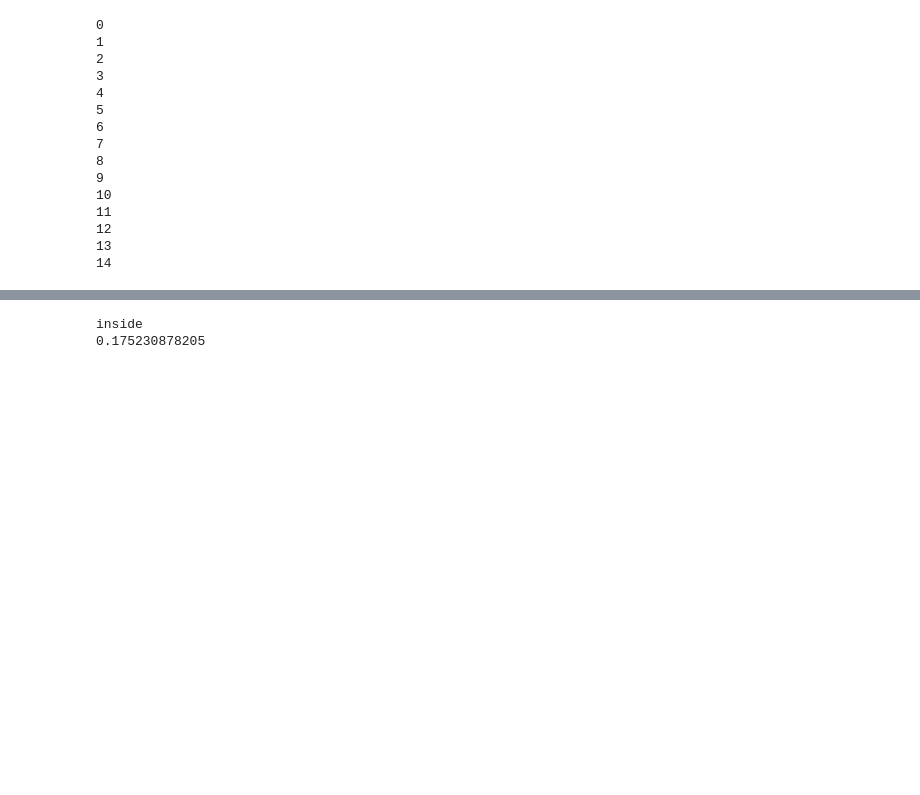
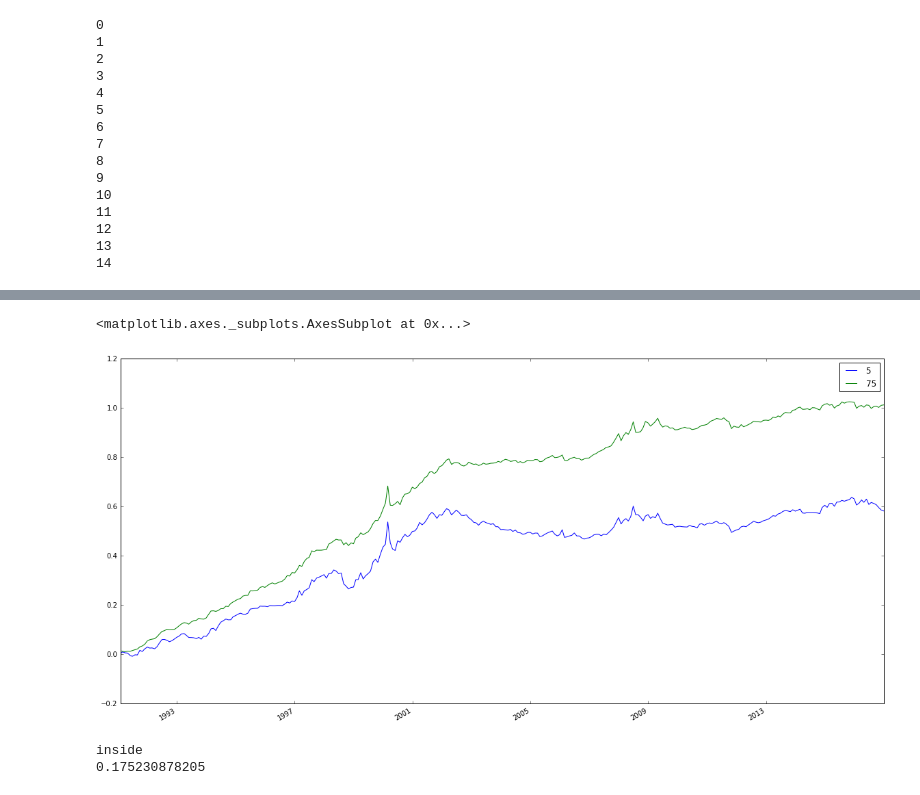
Before and after one commit to Raghuramkowdeed/afp, a Jupyter notebook: notebooks/run_glmnet.ipynb, the cells around one changed output, grey strips where cells are left out. Drawn from its saved outputs; the diff is of its cells as text; code cells hidden in the pictures; blank space fills up the shorter version.

```diff
--- a/notebooks/run_glmnet.ipynb
+++ b/notebooks/run_glmnet.ipynb
@@ -150,3 +179,8 @@ dtype: float64
+# %%
+pnl_df.iloc[:,[0,-1]].cumsum().plot()
+# %% [output]
+<matplotlib.axes._subplots.AxesSubplot at 0x...>
+[figure, added]
 # %%
 l_sig_df = pd.read_csv('/Users/raghuramkowdeed/Desktop/afp_data/1000/l_sig_df_3.csv', index_col = 'date')
 l_sig_df.index = [ datetime.datetime.strptime(val, '%Y-%m-%d') for val in l_sig_df.index]
```
Also changed, not shown: parts of 8 cells of this notebook, 10 other files.
